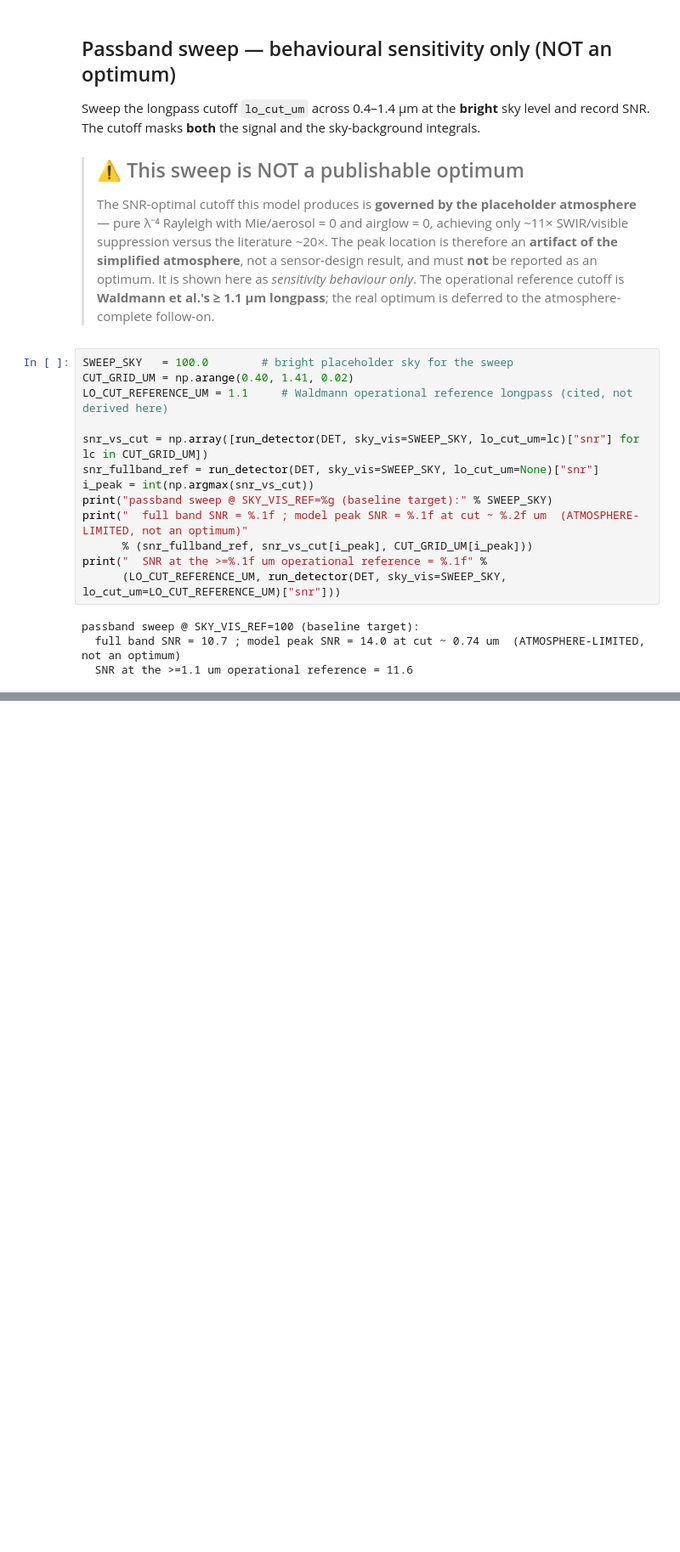
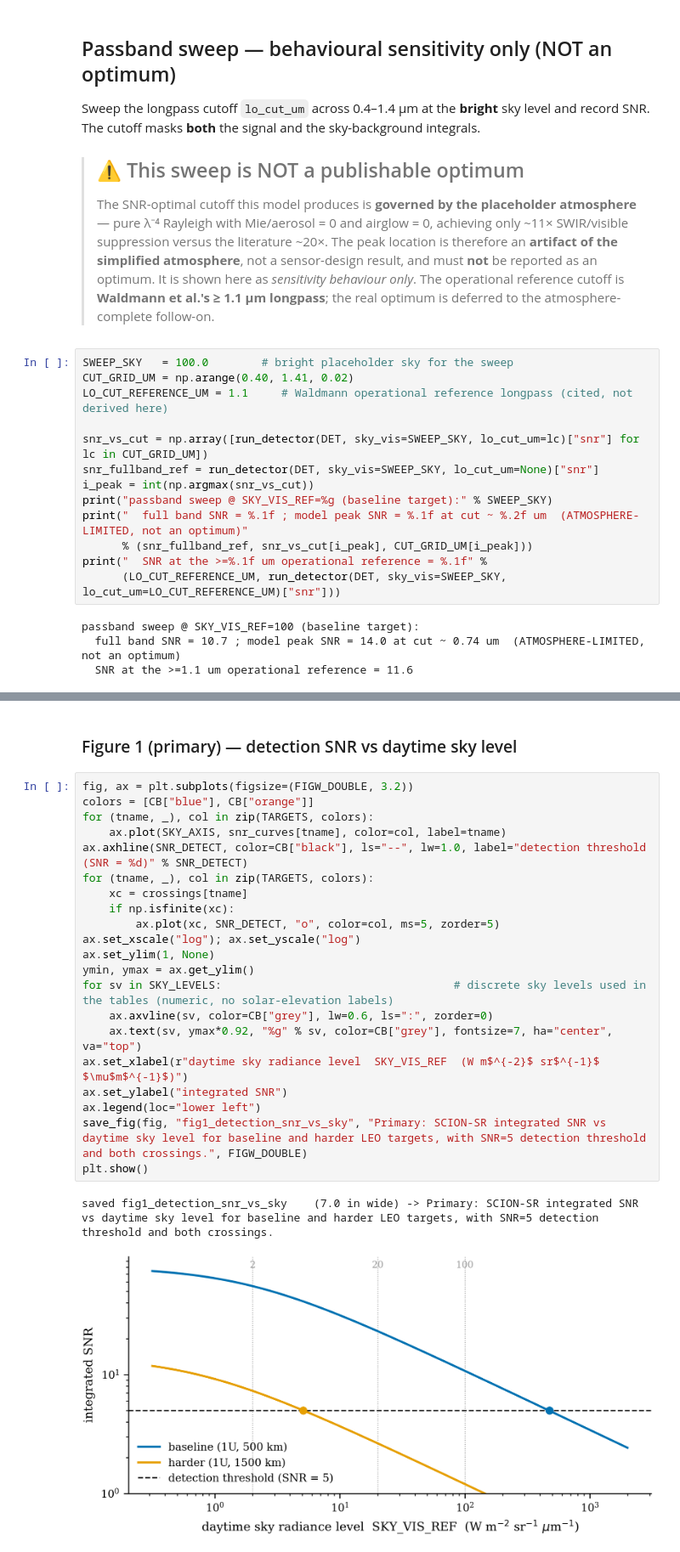
Before and after one commit to KevinKearney/SatSim, a Jupyter notebook: notebooks/radiometric_detector_comparison.ipynb, the cells around one changed output, grey strips where cells are left out. Shown at 85% size. Drawn from its saved outputs; the diff is of its cells as text; blank space fills up the shorter version.

```diff
--- a/notebooks/radiometric_detector_comparison.ipynb
+++ b/notebooks/radiometric_detector_comparison.ipynb
@@ -664,0 +700,26 @@ passband sweep @ SKY_VIS_REF=100 (baseline target):
+# %% [markdown]
+### Figure 1 (primary) — detection SNR vs daytime sky level
+# %%
+fig, ax = plt.subplots(figsize=(FIGW_DOUBLE, 3.2))
+colors = [CB["blue"], CB["orange"]]
+for (tname, _), col in zip(TARGETS, colors):
+    ax.plot(SKY_AXIS, snr_curves[tname], color=col, label=tname)
+ax.axhline(SNR_DETECT, color=CB["black"], ls="--", lw=1.0, label="detection threshold (SNR = %d)" % SNR_DETECT)
+for (tname, _), col in zip(TARGETS, colors):
+    xc = crossings[tname]
+    if np.isfinite(xc):
+        ax.plot(xc, SNR_DETECT, "o", color=col, ms=5, zorder=5)
+ax.set_xscale("log"); ax.set_yscale("log")
+ax.set_ylim(1, None)
+ymin, ymax = ax.get_ylim()
+for sv in SKY_LEVELS:                                   # discrete sky levels used in the tables (numeric, no solar-elevation labels)
+    ax.axvline(sv, color=CB["grey"], lw=0.6, ls=":", zorder=0)
+    ax.text(sv, ymax*0.92, "%g" % sv, color=CB["grey"], fontsize=7, ha="center", va="top")
+ax.set_xlabel(r"daytime sky radiance level  SKY_VIS_REF  (W m$^{-2}$ sr$^{-1}$ $\mu$m$^{-1}$)")
+ax.set_ylabel("integrated SNR")
+ax.legend(loc="lower left")
+save_fig(fig, "fig1_detection_snr_vs_sky", "Primary: SCION-SR integrated SNR vs daytime sky level for baseline and harder LEO targets, with SNR=5 detection threshold and both crossings.", FIGW_DOUBLE)
+plt.show()
+# %% [output]
+saved fig1_detection_snr_vs_sky    (7.0 in wide) -> Primary: SCION-SR integrated SNR vs daytime sky level for baseline and harder LEO targets, with SNR=5 detection threshold and both crossings.
+[figure, added]
```
Also changed, not shown: parts of 10 cells of this notebook, 10 other files.
